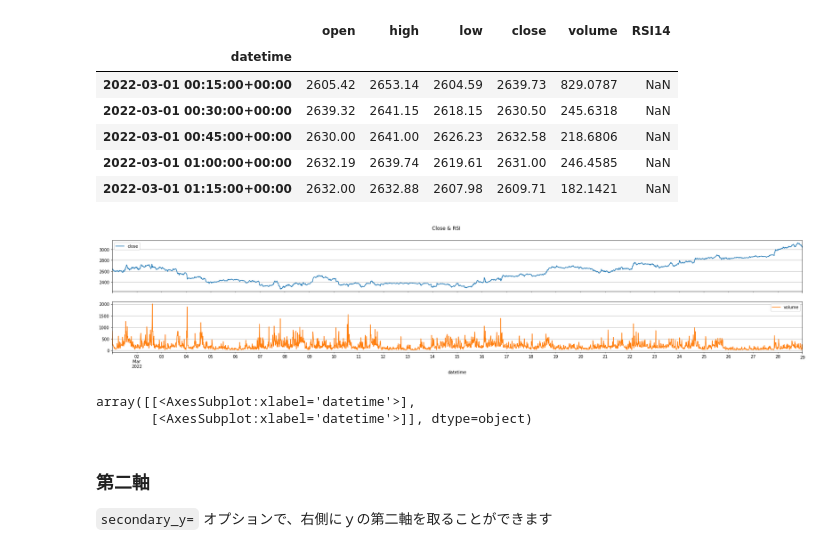
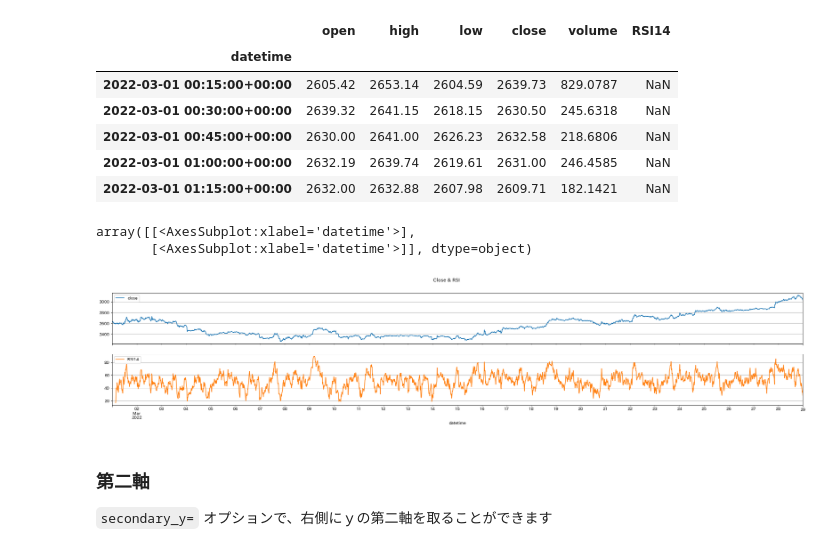
Before and after one commit to fin-py/botter4visualization, a Jupyter notebook: source/static_plots.ipynb, the cells around one changed output. Saved outputs shown, nothing was run; the diff lists cells and outputs as text; code cells hidden in the pictures.

Commit message:
static_plots.ipynbを間違えて書換えたので戻す

```diff
--- a/source/static_plots.ipynb
+++ b/source/static_plots.ipynb
@@ -116,22 +114,19 @@ df_ohlc_btc_eur.head()
 | 2022-03-01 01:00:00+00:00 | 2632.19 | 2639.74 | 2619.61 | 2631.00 | 246.4585 | NaN |
 | 2022-03-01 01:15:00+00:00 | 2632.00 | 2632.88 | 2607.98 | 2609.71 | 182.1421 | NaN |
 # %%
-fig = df_ohlc_btc_eur[["close", "volume"]].plot(
+df_ohlc_btc_eur[["close", "RSI14"]].plot(
     grid=True,
     figsize=(30,5),
     title="Close & RSI",
     legend=True,
     subplots=True,
     layout=(2,1), # レイアウト（行,欄）
 
     )
 # %% [output]
+array([[<AxesSubplot:xlabel='datetime'>],
+       [<AxesSubplot:xlabel='datetime'>]], dtype=object)
-[figure, old version]
+[figure, new version]
-# %%
-fig
-# %% [output]
-array([[<AxesSubplot:xlabel='datetime'>],
-       [<AxesSubplot:xlabel='datetime'>]], dtype=object)
 # %% [markdown]
 ### 第二軸
 
```
Also changed, not shown: parts of 4 cells of this notebook.
